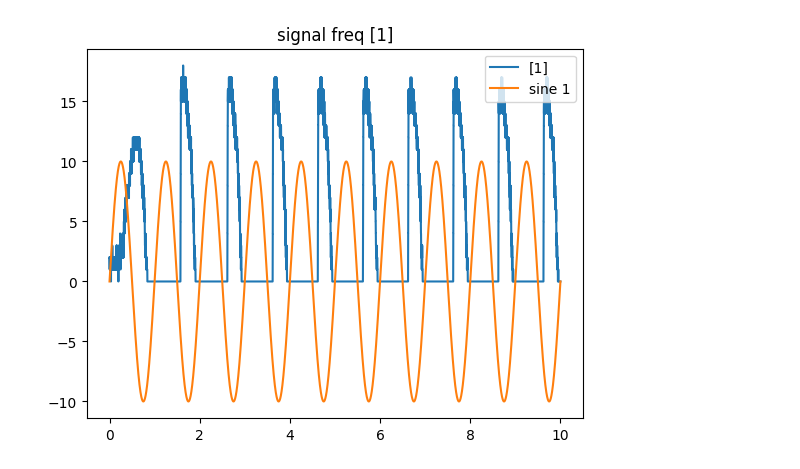
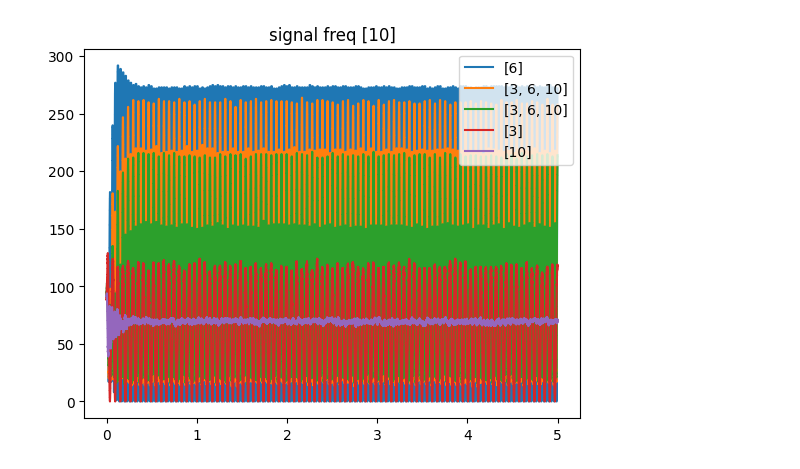
Before and after one commit to yakir4123/SNN-SCTN, a Jupyter notebook: notebooks/resonator_test_sine.ipynb, the cells around one changed output. Cells and saved outputs as stored; diff of their text form; code cells hidden in the pictures.

```diff
--- a/notebooks/resonator_test_sine.ipynb
+++ b/notebooks/resonator_test_sine.ipynb
@@ -61,3 +66,0 @@ def custom_resonator_output_spikes(
-# %%
-clk_freq =
-custom_resonator_output_spikes(freq0='3.197', clk_freq=35330, step=1/35330)
@@ -113,13 +119,13 @@ plot_resonator_on_freq(1.000, steps=5, clk_freq=15360, resonator_freq='1.000', w
 # %%
-clk_freq = 15360
-resonator_freq = '1.000'
-# plot_resonator_on_freq(2.12, steps=1, clk_freq=35330, resonator_freq='3.197', show=False)
-plot_resonator_on_freq(1, steps=1, clk_freq=clk_freq, resonator_freq=resonator_freq, duration=10, show=False)
-# plot_resonator_on_freq(10, steps=1, clk_freq=clk_freq, resonator_freq=resonator_freq, duration=10, show=False)
-# plot_resonator_on_freq(5, steps=1, clk_freq=clk_freq, resonator_freq=resonator_freq, duration=10, show=False)
-# plot_resonator_on_freq(0, steps=1, clk_freq=clk_freq, resonator_freq=resonator_freq, duration=10, show=False)
-# plot_resonator_on_freq([1, 5, 10], weights=[4, 1, 1], steps=1, clk_freq=clk_freq, resonator_freq=resonator_freq, duration=10, show=False)
+clk_freq = 76800
+duration = 5
+resonator_freq = '5.900'
+plot_resonator_on_freq(6, clk_freq=clk_freq, resonator_freq=resonator_freq, duration=duration, show=False)
+plot_resonator_on_freq([3, 6, 10], weights=[1, 2, 1], clk_freq=clk_freq, resonator_freq=resonator_freq, duration=duration, show=False)
+plot_resonator_on_freq([3, 6, 10], weights=[1, 1, 1], clk_freq=clk_freq, resonator_freq=resonator_freq, duration=duration, show=False)
+plot_resonator_on_freq(3, clk_freq=clk_freq, resonator_freq=resonator_freq, duration=duration, show=False)
+plot_resonator_on_freq(10, clk_freq=clk_freq, resonator_freq=resonator_freq, duration=duration, show=False)
 plt.legend(loc="upper right")
 plt.show()
 # %% [output]
-[figure, old version]
+[figure, new version]
```
Also changed, not shown: parts of 17 cells of this notebook, 6 other files.
